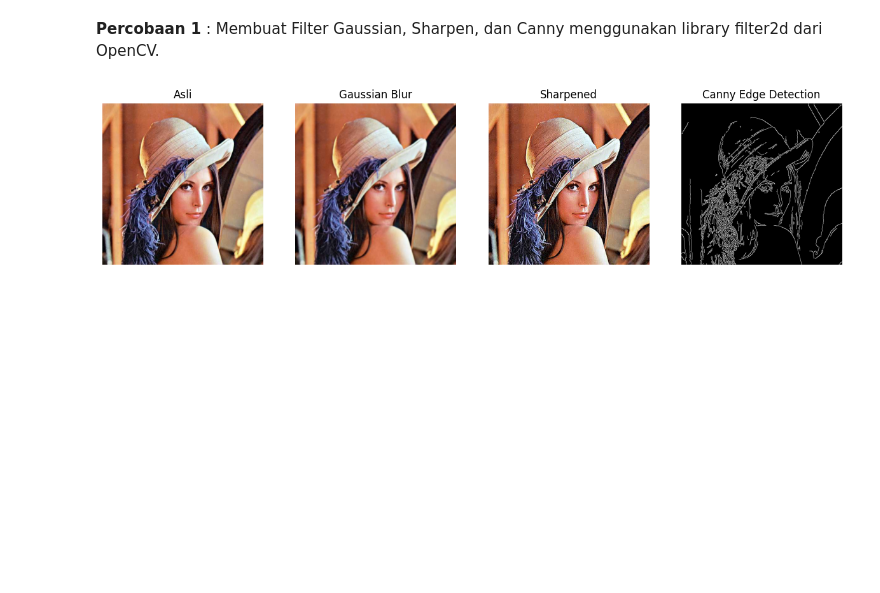
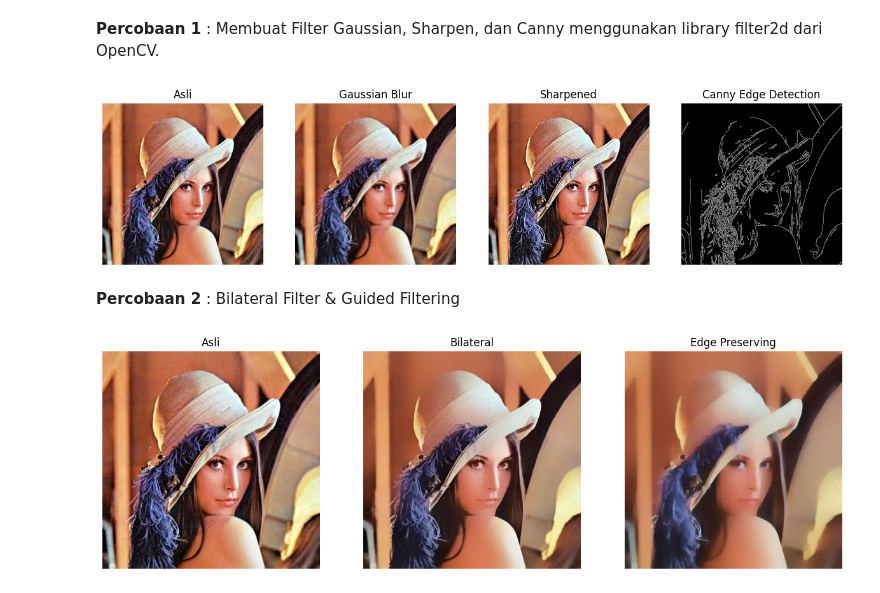
Before and after one commit to Putra1688/PCVK25_3G_22, a Jupyter notebook: Week06_22.ipynb, the cells around one changed output. Cells and saved outputs as stored; diff of their text form; code cells hidden in the pictures; blank space fills up the shorter version.

Commit message:
P5_Percobaan3_22

```diff
--- a/Week06_22.ipynb
+++ b/Week06_22.ipynb
@@ -129,3 +129,16 @@ show_side_by_side([img, blur, sharpened, edges],
                   ["Asli", "Gaussian Blur", "Sharpened", "Canny Edge Detection"])
 # %% [output]
 [figure]
+# %% [markdown]
+**Percobaan 2** : Bilateral Filter & Guided Filtering
+# %%
+# filter modern dari OpenCv
+# Bilateral Filter (edge preserving)
+bilateral = cv.bilateralFilter(img, 50, 100, 100)
+
+# Edge Preserving filter (alternatif Guided Filter)
+edge_preserve = cv.edgePreservingFilter(img, flags=1, sigma_s=100, sigma_r=0.9)
+
+show_side_by_side([img, bilateral, edge_preserve], ["Asli", "Bilateral", "Edge Preserving"])
+# %% [output]
+[figure, added]
```
Also changed, not shown: parts of 3 cells of this notebook.
